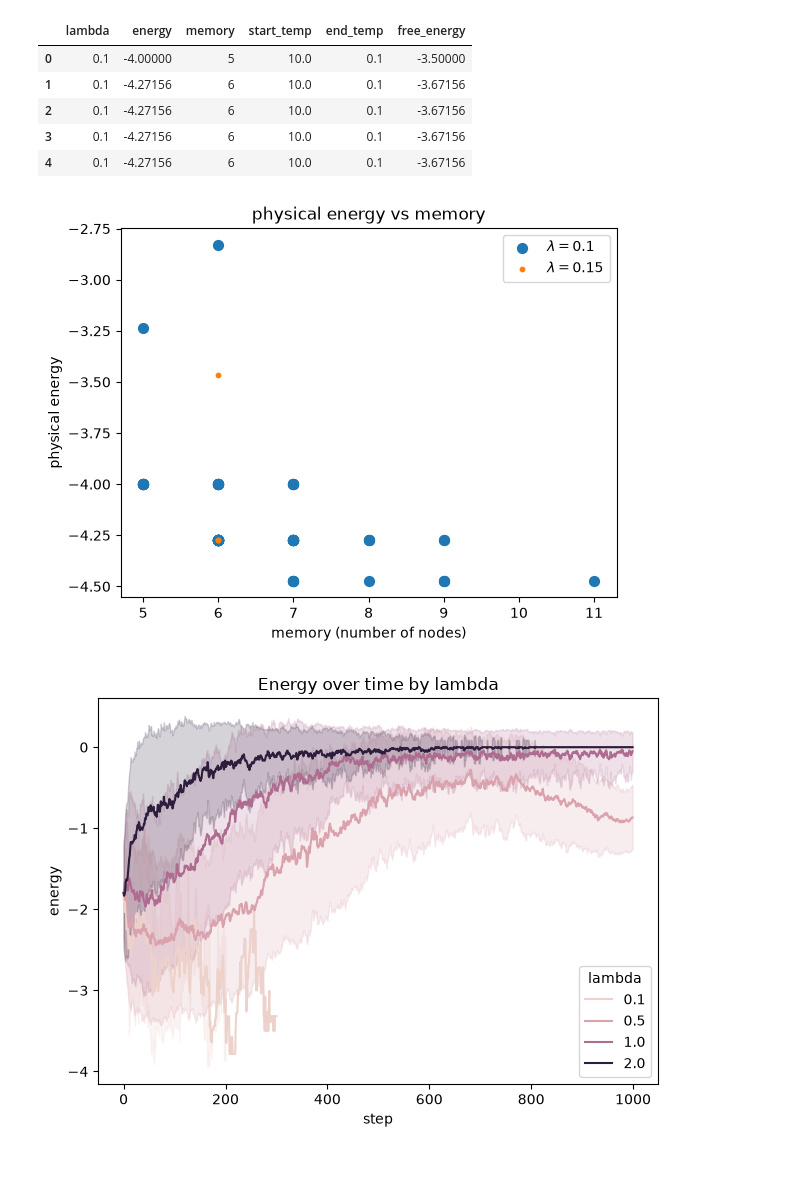
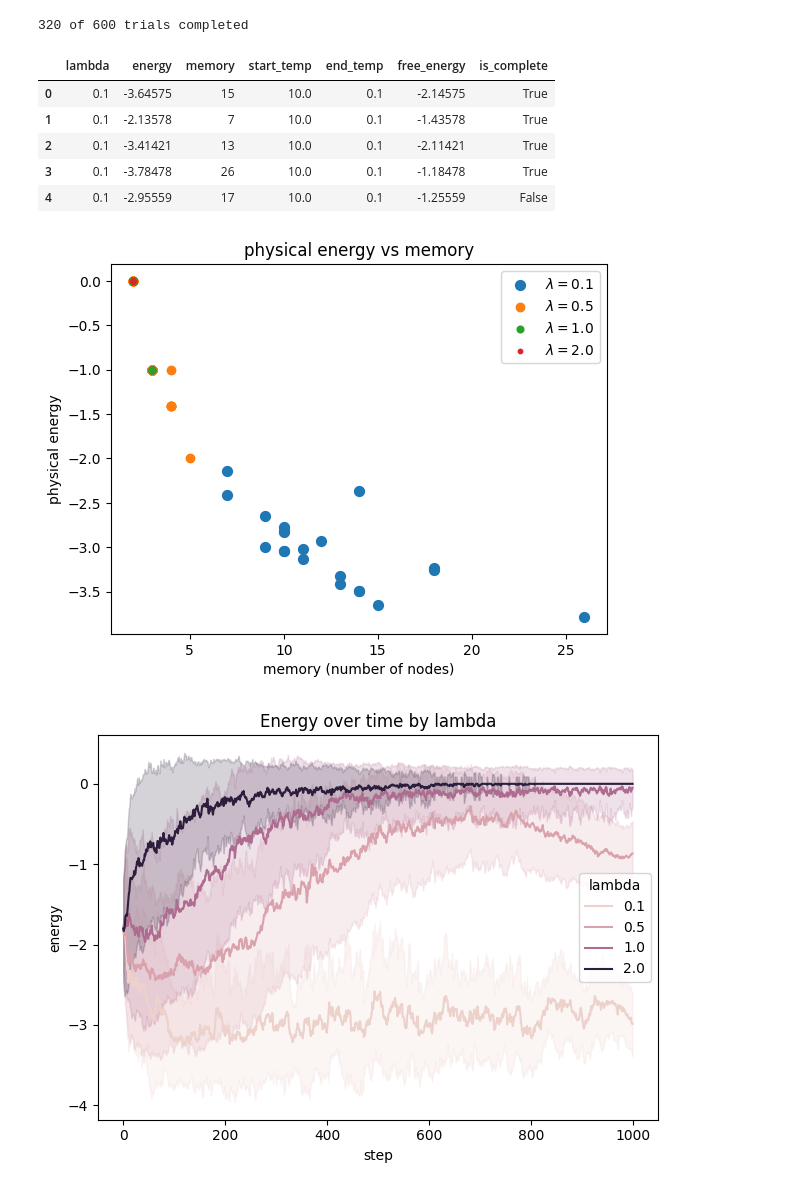
Before and after one commit to joshjkao/erqs, a Jupyter notebook: python/erqs.ipynb, the cells around one changed output. Cells and saved outputs as stored; diff of their text form; code cells hidden in the pictures.

Commit message:
more plotting

```diff
--- a/python/erqs.ipynb
+++ b/python/erqs.ipynb
@@ -7,9 +7,9 @@ from itertools import cycle
 import math
 import seaborn as sns
 
-# data_dir = Path("data/cluster_chain_n4_e-4.0000/")
+data_dir = Path("data/cluster_chain_n4_e-4.0000/")
 # data_dir = Path("data/rotated_product_n4_e-4.5000/")
-data_dir = Path("data/xx_chain_n4_e-4.4721")
+# data_dir = Path("data/xx_chain_n4_e-4.4721")
 
 instances = pd.read_csv(data_dir / "instances.csv")
 instances.head()
@@ -23,10 +23,14 @@ instances.head()
 # %%
 final_states = []
 row_exists = []
+row_complete = []
 
 for i, (index, row) in enumerate(instances.iterrows()):
     exists = Path(row["out_file"]).exists()
     row_exists.append(exists)
+
+    complete = len(this_data["free_energy"]) == row["n_updates"]
+    row_complete.append(complete)
 
     if not exists:
         continue
@@ -39,37 +43,41 @@ for i, (index, row) in enumerate(instances.iterrows()):
         "memory": this_data["memory"].iloc[-1],
         "start_temp": row["start_temp"],
         "end_temp": row["end_temp"],
-        "free_energy": this_data["free_energy"].iloc[-1]
+        "free_energy": this_data["free_energy"].iloc[-1],
+        "is_complete": complete
     })
 
 instances["exists"] = row_exists
+instances["is_complete"] = row_complete
 final_states_df = pd.DataFrame(final_states)
 
+print(f"{np.sum([1 if complete else 0 for complete in instances["is_complete"]])} of {len(instances)} trials completed")
 final_states_df.head()
 # %% [output]
+320 of 600 trials completed
-|  | lambda | energy | memory | start_temp | end_temp | free_energy |
-| 0 | 0.1 | -4.00000 | 5 | 10.0 | 0.1 | -3.50000 |
-| 1 | 0.1 | -4.27156 | 6 | 10.0 | 0.1 | -3.67156 |
-| 2 | 0.1 | -4.27156 | 6 | 10.0 | 0.1 | -3.67156 |
-| 3 | 0.1 | -4.27156 | 6 | 10.0 | 0.1 | -3.67156 |
-| 4 | 0.1 | -4.27156 | 6 | 10.0 | 0.1 | -3.67156 |
+|  | lambda | energy | memory | start_temp | end_temp | free_energy | is_complete |
+| 0 | 0.1 | -3.64575 | 15 | 10.0 | 0.1 | -2.14575 | True |
+| 1 | 0.1 | -2.13578 | 7 | 10.0 | 0.1 | -1.43578 | True |
+| 2 | 0.1 | -3.41421 | 13 | 10.0 | 0.1 | -2.11421 | True |
+| 3 | 0.1 | -3.78478 | 26 | 10.0 | 0.1 | -1.18478 | True |
+| 4 | 0.1 | -2.95559 | 17 | 10.0 | 0.1 | -1.25559 | False |
 # %%
 lambdas = np.unique(final_states_df["lambda"])
 
 sizes = np.linspace(50, 10, len(lambdas))
 
 for l, s in zip(lambdas, sizes):
-    this_lambda = final_states_df[final_states_df["lambda"] == l]
+    this_lambda = final_states_df[(final_states_df["lambda"] == l) & final_states_df["is_complete"]]
     plt.scatter(this_lambda["memory"], this_lambda["energy"], s=s, label=f"$\\lambda={l}$")
     # sns.lineplot(x=final_states_df["memory"], y=final_states_df["energy"])
 
 plt.title("physical energy vs memory")
 plt.xlabel("memory (number of nodes)")
 plt.ylabel("physical energy")
 plt.legend()
 plt.show()
 # %% [output]
-[figure, old version]
+[figure, new version]
 # %%
 frames = []
 
@@ -97,7 +105,7 @@ ax.set_title("Energy over time by lambda")
 plt.tight_layout()
 plt.show()
 # %% [output]
-[figure, old version]
+[figure, new version]
 # %%
 ax = sns.lineplot(
     data=combined,
```
Also changed, not shown: parts of 3 cells of this notebook.
